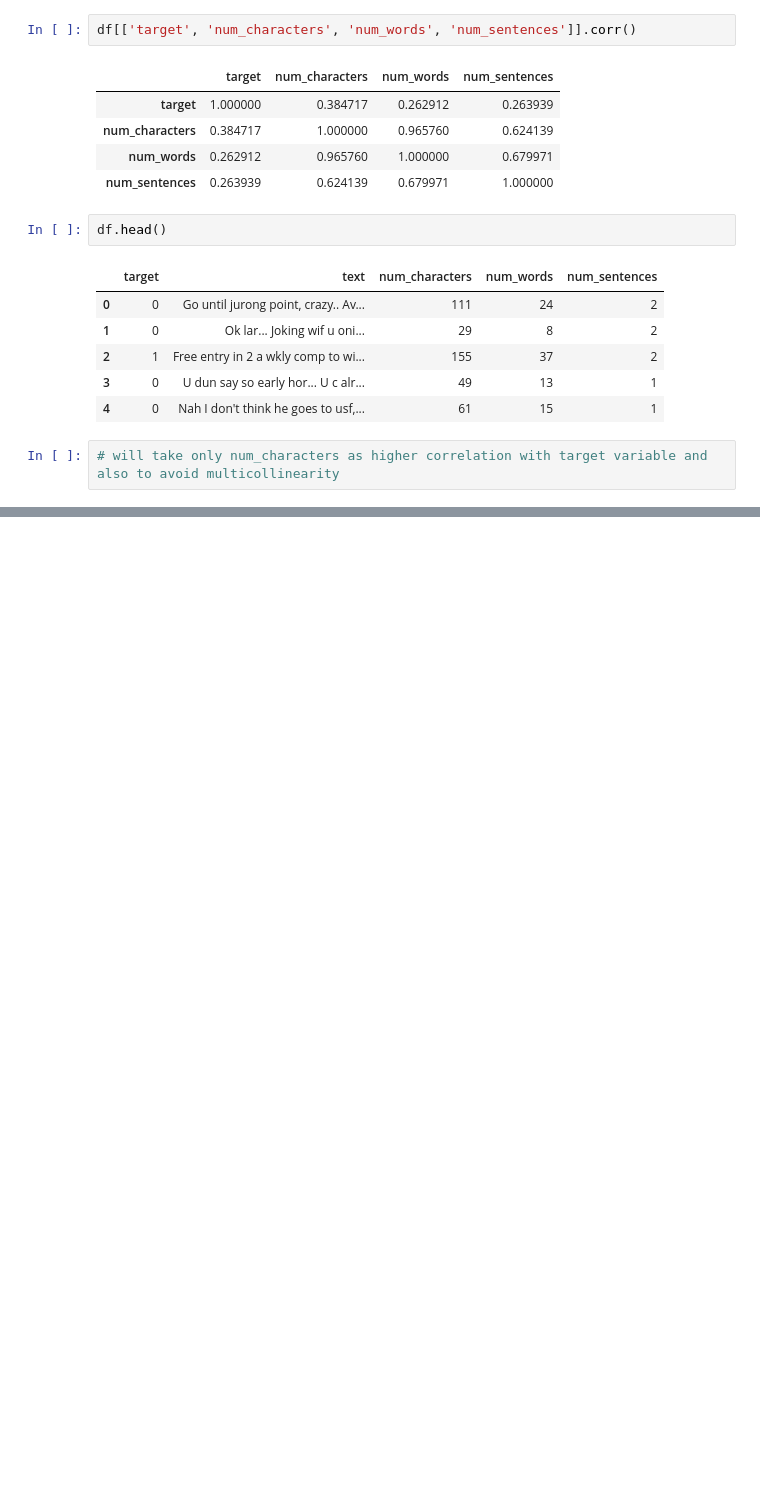
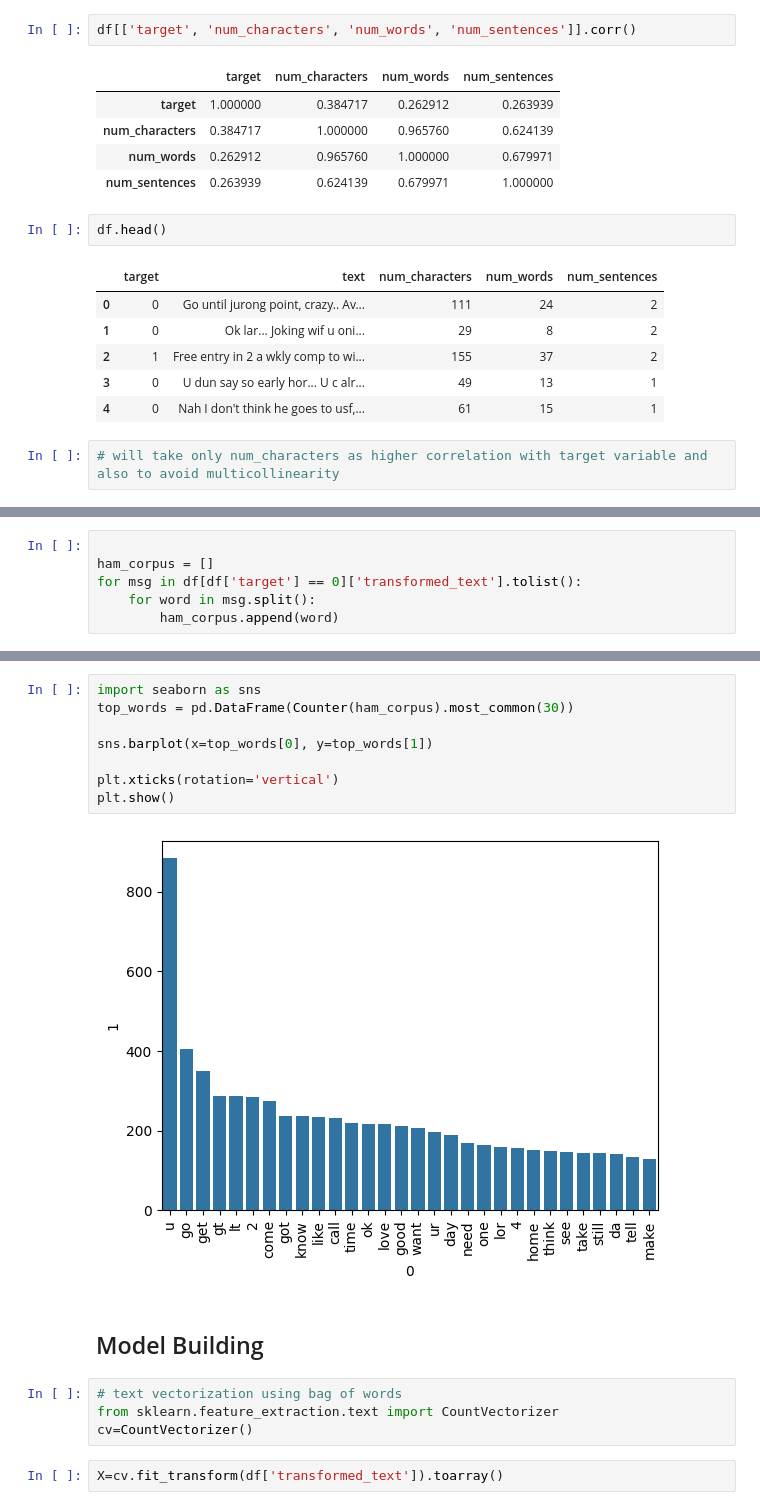
Before and after one commit to Dakshhhhh-ops/Email-spam-classifier, a Jupyter notebook: notebook.ipynb, the cells around one changed output, grey strips where cells are left out. Cells and saved outputs as stored; diff of their text form; blank space fills up the shorter version.

```diff
--- a/notebook.ipynb
+++ b/notebook.ipynb
@@ -230,0 +338,6 @@ df.head()
+# %%
+
+ham_corpus = []
+for msg in df[df['target'] == 0]['transformed_text'].tolist():
+    for word in msg.split():
+        ham_corpus.append(word)
@@ -230,0 +348,18 @@ df.head()
+# %%
+import seaborn as sns
+top_words = pd.DataFrame(Counter(ham_corpus).most_common(30))
+
+sns.barplot(x=top_words[0], y=top_words[1])
+
+plt.xticks(rotation='vertical')
+plt.show()
+# %% [output]
+[figure, added]
+# %% [markdown]
+## Model Building
+# %%
+# text vectorization using bag of words
+from sklearn.feature_extraction.text import CountVectorizer
+cv=CountVectorizer()
+# %%
+X=cv.fit_transform(df['transformed_text']).toarray()
```
Also changed, not shown: parts of 41 cells of this notebook, 4 other files.
